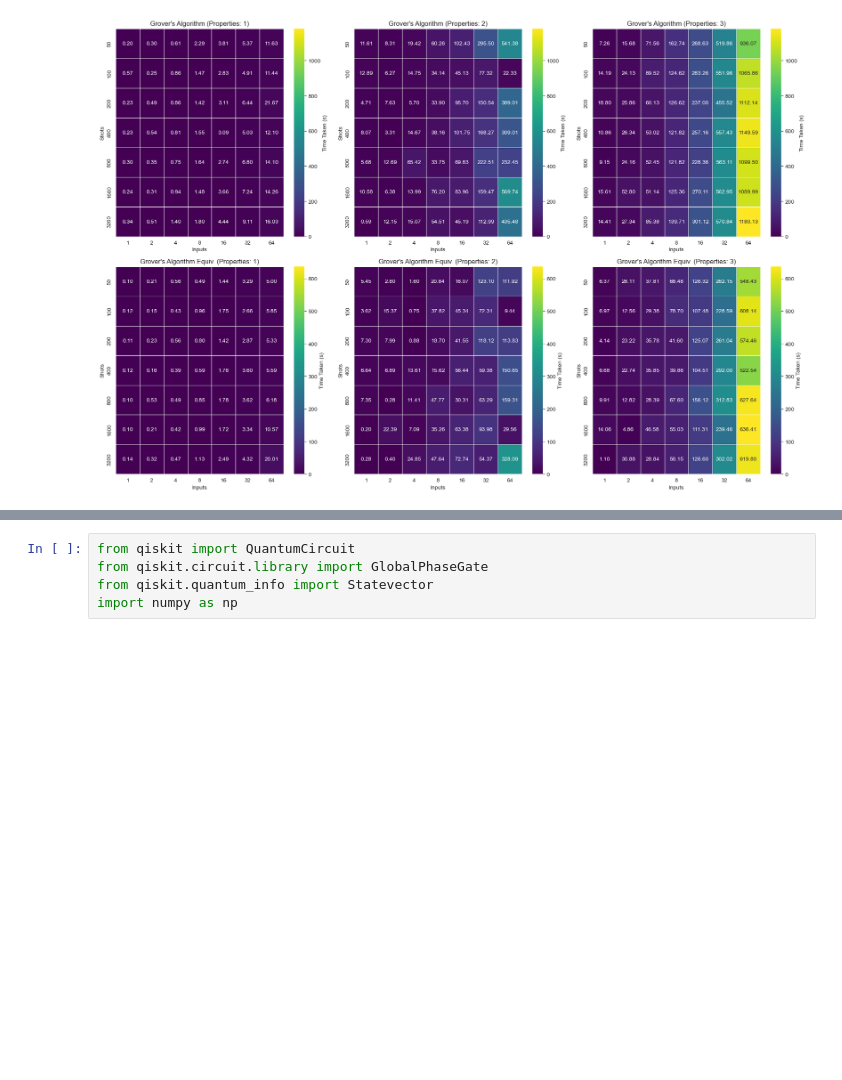
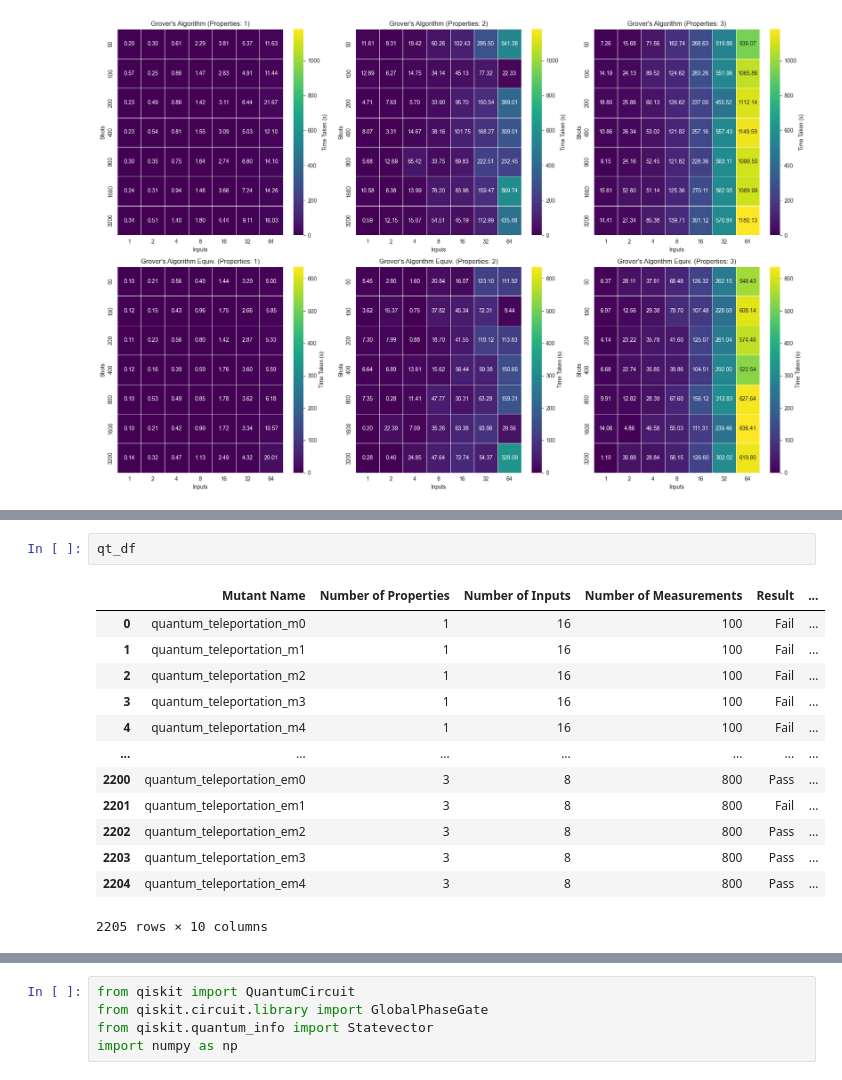
Before and after one commit to GabrielPontolillo/qucheck, a Jupyter notebook: case_studies/results_visualisation.ipynb, the cells around one changed output, grey strips where cells are left out. Cells and saved outputs as stored; diff of their text form; blank space fills up the shorter version.

```diff
--- a/case_studies/results_visualisation.ipynb
+++ b/case_studies/results_visualisation.ipynb
@@ -178,3 +191,19 @@ qs_qt_df = read_qs_data("quantum_teleportation")
+# %%
+qt_df
+# %% [output]
+|  | Mutant Name | Number of Properties | Number of Inputs | Number of Measurements | Result | ... |
+| 0 | quantum_teleportation_m0 | 1 | 16 | 100 | Fail | ... |
+| 1 | quantum_teleportation_m1 | 1 | 16 | 100 | Fail | ... |
+| 2 | quantum_teleportation_m2 | 1 | 16 | 100 | Fail | ... |
+| 3 | quantum_teleportation_m3 | 1 | 16 | 100 | Fail | ... |
+| 4 | quantum_teleportation_m4 | 1 | 16 | 100 | Fail | ... |
+| ... | ... | ... | ... | ... | ... | ... |
+| 2200 | quantum_teleportation_em0 | 3 | 8 | 800 | Pass | ... |
+| 2201 | quantum_teleportation_em1 | 3 | 8 | 800 | Fail | ... |
+| 2202 | quantum_teleportation_em2 | 3 | 8 | 800 | Pass | ... |
+| 2203 | quantum_teleportation_em3 | 3 | 8 | 800 | Pass | ... |
+| 2204 | quantum_teleportation_em4 | 3 | 8 | 800 | Pass | ... |
+2205 rows × 10 columns
 # %%
 # plot the result for quantum teleportation, comparing QS and no QS
 def plot_quantitative_analysis_comparison(feature_str):
```
Also changed, not shown: parts of 3 cells of this notebook, 1 other file.
